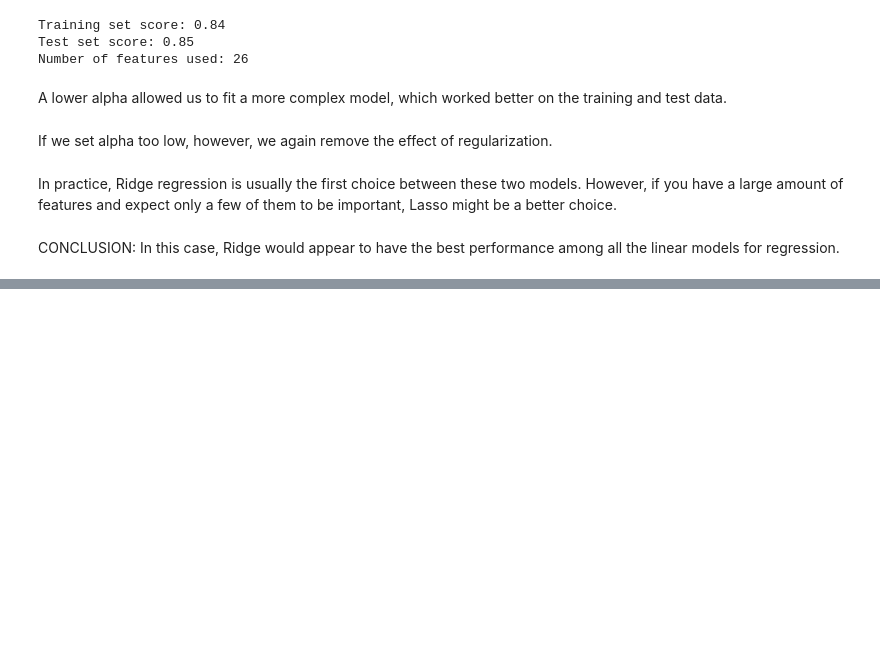
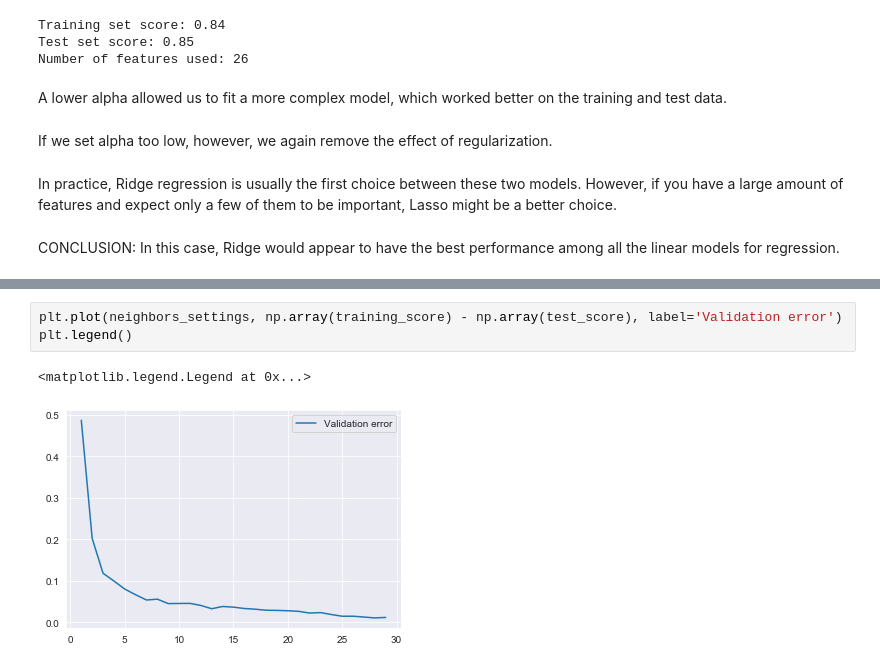
Before and after one commit to angelaiallonardi/Regression_ML_project, a Jupyter notebook: house_prices.ipynb, the cells around one changed output, grey strips where cells are left out. Saved outputs shown, nothing was run; the diff lists cells and outputs as text; blank space fills up the shorter version.

```diff
--- a/house_prices.ipynb
+++ b/house_prices.ipynb
@@ -521,0 +571,6 @@ CONCLUSION: In this case, Ridge would appear to have the best performance among
+# %%
+plt.plot(neighbors_settings, np.array(training_score) - np.array(test_score), label='Validation error')
+plt.legend()
+# %% [output]
+<matplotlib.legend.Legend at 0x...>
+[figure, added]
```
Also changed, not shown: parts of 11 cells of this notebook.
